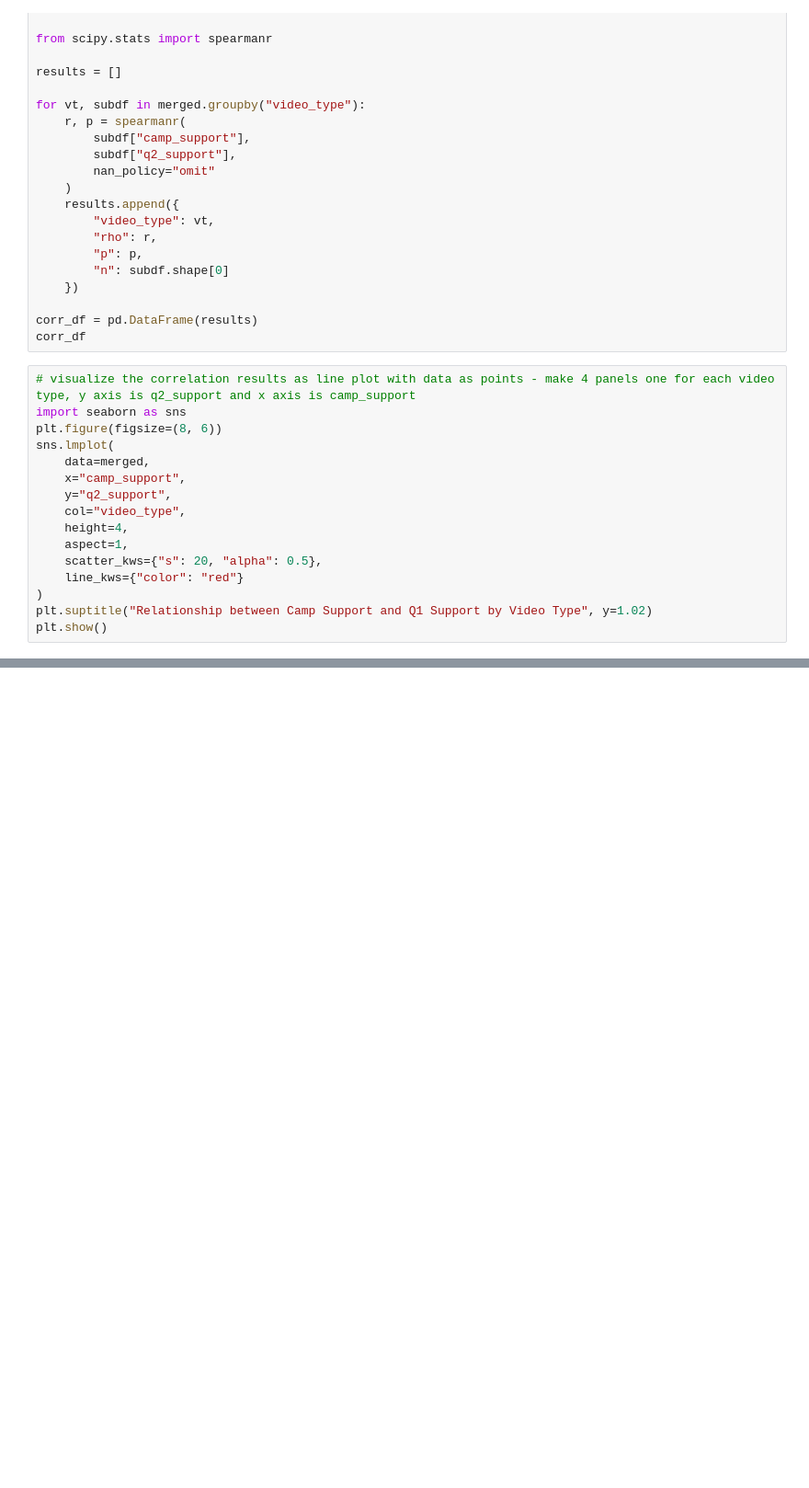
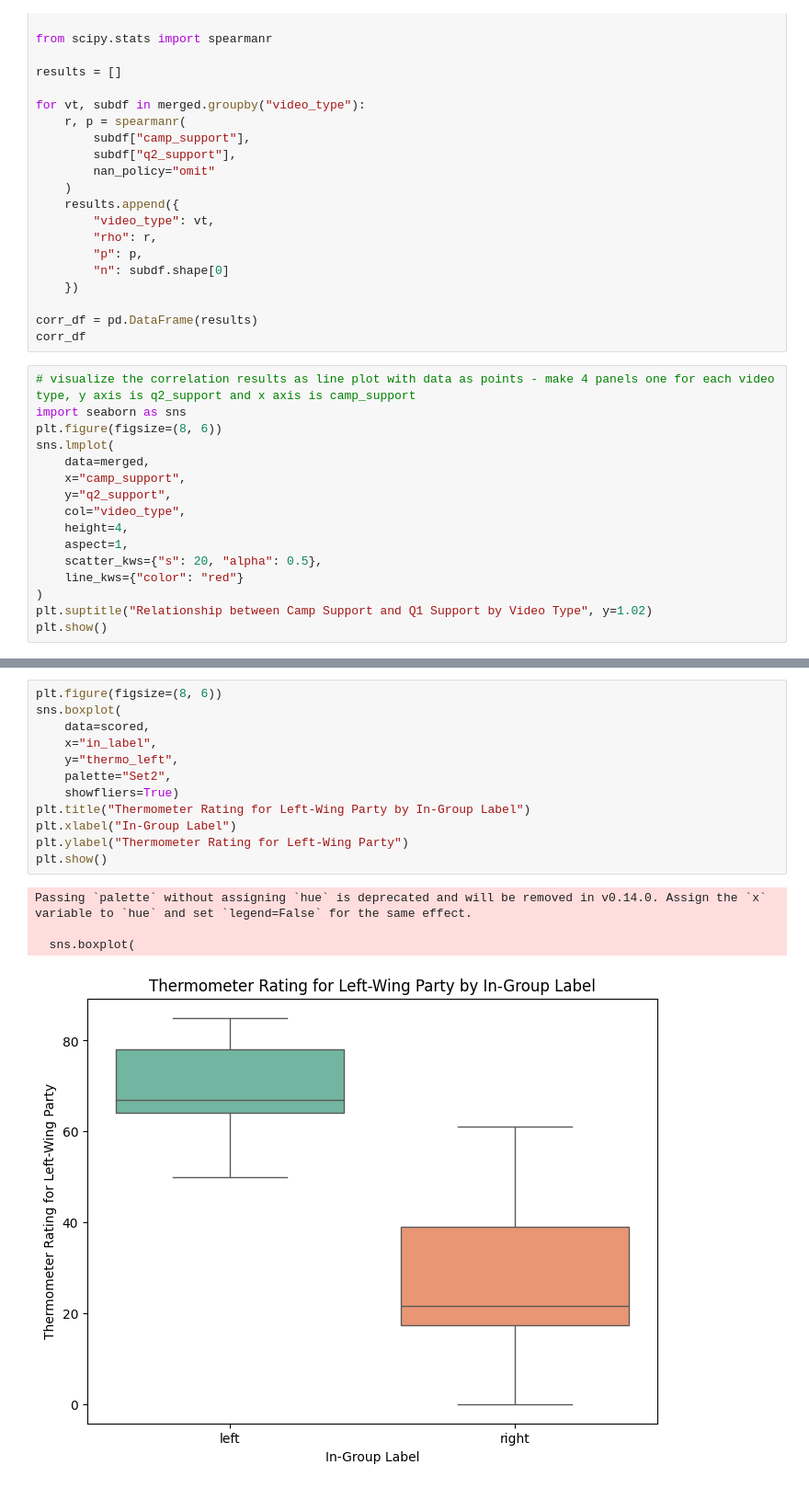
Before and after one commit to TzlilTabib/political_behavioral_analysis, a Jupyter notebook: EDA.ipynb, the cells around one changed output, grey strips where cells are left out. Shown at 92% size. Cells and saved outputs as stored; diff of their text form; blank space fills up the shorter version.

```diff
--- a/EDA.ipynb
+++ b/EDA.ipynb
@@ -175,0 +205,17 @@ plt.show()
+# %%
+plt.figure(figsize=(8, 6))
+sns.boxplot(
+    data=scored,
+    x="in_label",
+    y="thermo_left",
+    palette="Set2",
+    showfliers=True)
+plt.title("Thermometer Rating for Left-Wing Party by In-Group Label")
+plt.xlabel("In-Group Label")
+plt.ylabel("Thermometer Rating for Left-Wing Party")
+plt.show()
+# %% [output]
+Passing `palette` without assigning `hue` is deprecated and will be removed in v0.14.0. Assign the `x` variable to `hue` and set `legend=False` for the same effect.
+
+  sns.boxplot(
+[figure, added]
```
Also changed, not shown: parts of 6 cells of this notebook, 2 other files.
